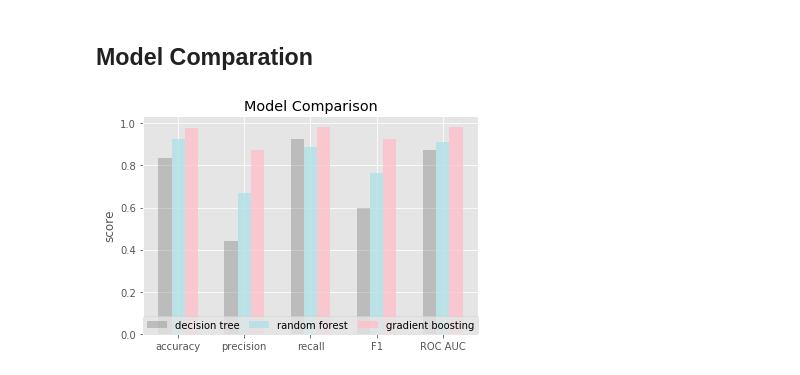
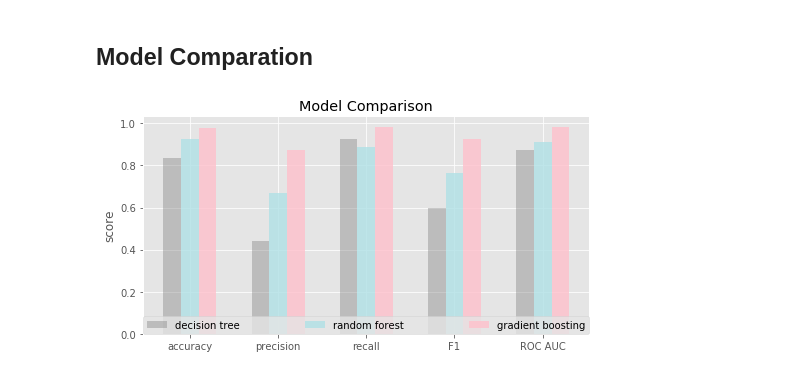
Before and after one commit to crystalxs/Human-or-Robot, a Jupyter notebook: final_project_model_present.ipynb, the cells around one changed output. Drawn from its saved outputs; the diff is of its cells as text; code cells hidden in the pictures.

```diff
--- a/final_project_model_present.ipynb
+++ b/final_project_model_present.ipynb
@@ -356,27 +445,27 @@ weighted avg       0.98      0.98      0.98    613705
 # %% [markdown]
 ## Model Comparation
 # %%
-dt_metrics = ['Decision Tree', metrics.accuracy_score(y_test,y_dt_pred),metrics.precision_score(y_test,y_dt_pred),
+dt_metrics = [metrics.accuracy_score(y_test,y_dt_pred),metrics.precision_score(y_test,y_dt_pred),
      metrics.recall_score(y_test,y_dt_pred),metrics.f1_score(y_test,y_dt_pred),
      metrics.roc_auc_score(y_test,y_dt_pred), dt_time]
-rf_metrics = ['Random Forest', metrics.accuracy_score(y_test,y_rf_pred),metrics.precision_score(y_test,y_rf_pred),
+rf_metrics = [metrics.accuracy_score(y_test,y_rf_pred),metrics.precision_score(y_test,y_rf_pred),
      metrics.recall_score(y_test,y_rf_pred),metrics.f1_score(y_test,y_rf_pred),
      metrics.roc_auc_score(y_test,y_rf_pred), rf_time]
-gb_metrics = ['Gradient Boosting', metrics.accuracy_score(y_test,y_gb_pred),metrics.precision_score(y_test,y_gb_pred),
+gb_metrics = [metrics.accuracy_score(y_test,y_gb_pred),metrics.precision_score(y_test,y_gb_pred),
      metrics.recall_score(y_test,y_gb_pred),metrics.f1_score(y_test,y_gb_pred),
      metrics.roc_auc_score(y_test,y_gb_pred), gb_time]
 # %%
-fig, ax = plt.subplots()
+fig, ax = plt.subplots(figsize=(8,4))
 index = np.arange(5)
 width = 0.2
-b1 = plt.bar(index, dt_metrics[1:6], width, alpha=0.4, color='grey', label='decision tree')
-b2 = plt.bar(index+width, rf_metrics[1:6], width, alpha=0.8, color='powderblue', label='random forest')
-b3 = plt.bar(index+2*width, gb_metrics[1:6], width, alpha=0.8, color='pink', label='gradient boosting')
+b1 = plt.bar(index, dt_metrics[0:5], width, alpha=0.4, color='grey', label='decision tree')
+b2 = plt.bar(index+width, rf_metrics[0:5], width, alpha=0.8, color='powderblue', label='random forest')
+b3 = plt.bar(index+2*width, gb_metrics[0:5], width, alpha=0.8, color='pink', label='gradient boosting')
 plt.title('Model Comparison')
 plt.ylabel('score')
 plt.xticks(index+width,('accuracy','precision','recall','F1','ROC AUC'))
 plt.legend(loc=8,ncol=3, mode="expand", borderaxespad=0.)
 plt.show()
 # %% [output]
-[figure, old version]
+[figure, new version]
 # %%
```
Also changed, not shown: parts of 51 cells of this notebook, 1 other file.
